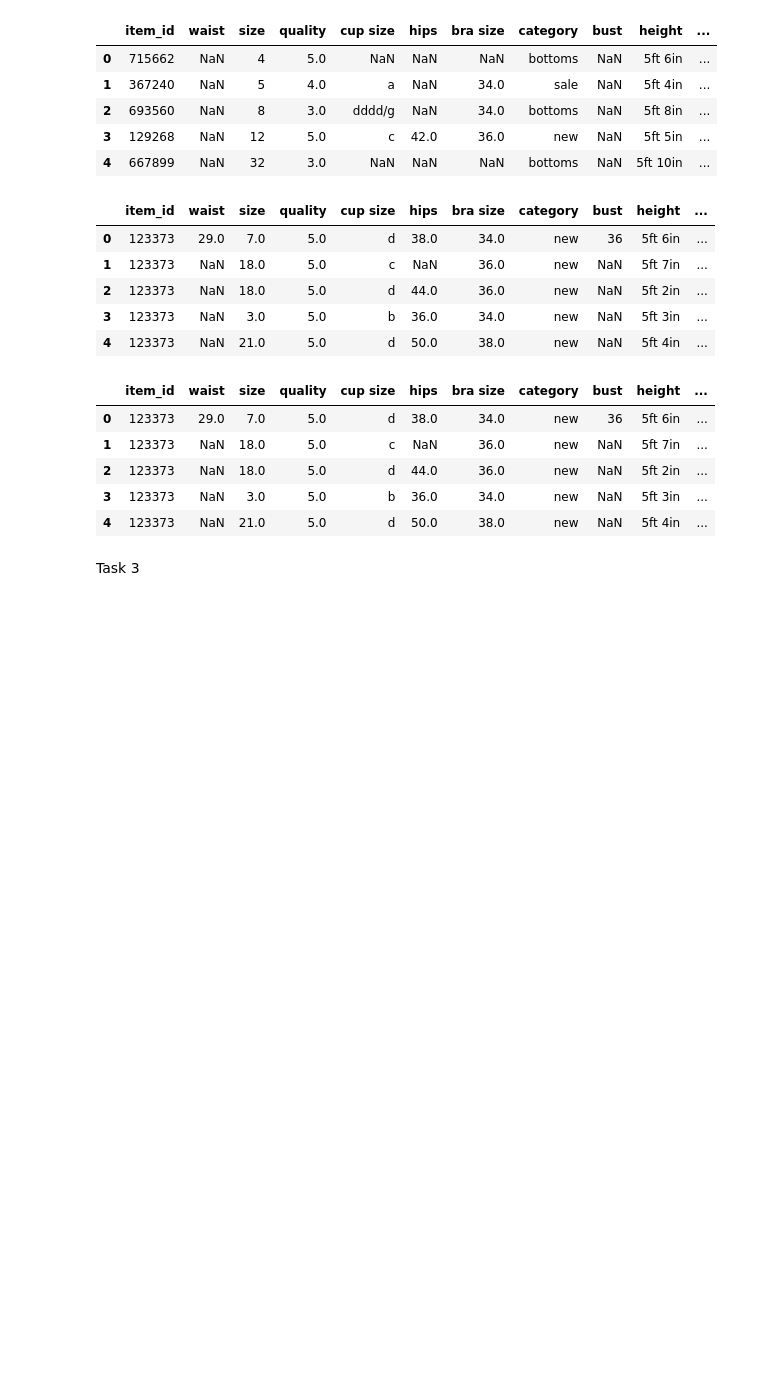
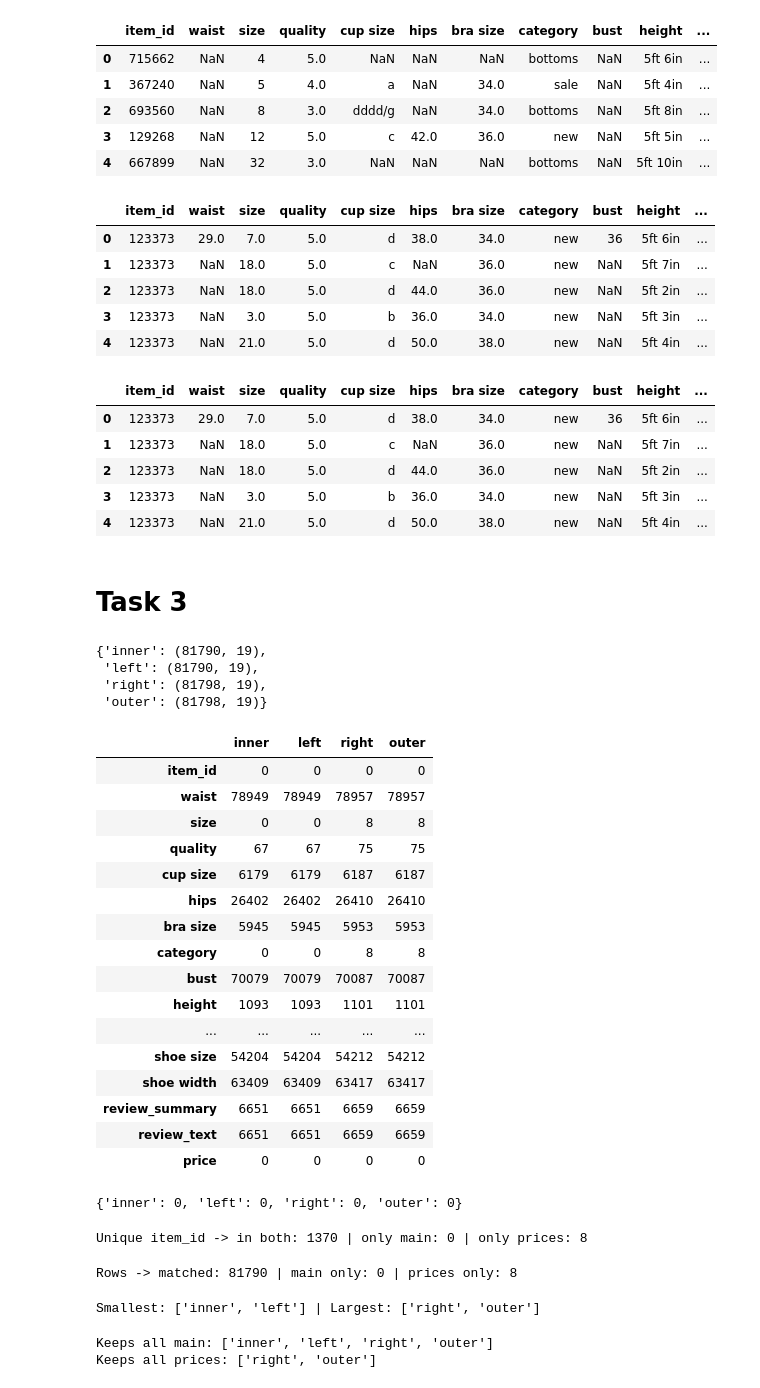
Before and after one commit to rgund776-dot/Group7-, a Jupyter notebook: Lab9/Avery/solution.ipynb, the cells around one changed output. Cells and saved outputs as stored; diff of their text form; code cells hidden in the pictures; blank space fills up the shorter version.

```diff
--- a/Lab9/Avery/solution.ipynb
+++ b/Lab9/Avery/solution.ipynb
@@ -186,7 +149,64 @@ df_merge["outer_merged"].head()
 | 3 | 123373 | NaN | 3.0 | 5.0 | b | 36.0 | 34.0 | new | NaN | 5ft 3in | ... |
 | 4 | 123373 | NaN | 21.0 | 5.0 | d | 50.0 | 38.0 | new | NaN | 5ft 4in | ... |
 # %% [markdown]
-Task 3
+# Task 3
 # %%
-# df_merge
-df_analyze = lab.analyze_merges(df_merge)
+df_merge = lab.task2_merge_data(df1, df2)
+inner_merged, left_merged, right_merged, outer_merged, analysis = lab.task3_analyze_merges(df_merge)
+# %%
+# Dimensions (rows, columns):
+analysis["shapes"]
+# %% [output]
+{'inner': (81790, 19),
+ 'left': (81790, 19),
+ 'right': (81798, 19),
+ 'outer': (81798, 19)}
+# %%
+# Missing values per column
+analysis["missing_values"]
+# %% [output]
+|  | inner | left | right | outer |
+| item_id | 0 | 0 | 0 | 0 |
+| waist | 78949 | 78949 | 78957 | 78957 |
+| size | 0 | 0 | 8 | 8 |
+| quality | 67 | 67 | 75 | 75 |
+| cup size | 6179 | 6179 | 6187 | 6187 |
+| hips | 26402 | 26402 | 26410 | 26410 |
+| bra size | 5945 | 5945 | 5953 | 5953 |
+| category | 0 | 0 | 8 | 8 |
+| bust | 70079 | 70079 | 70087 | 70087 |
+| height | 1093 | 1093 | 1101 | 1101 |
+| ... | ... | ... | ... | ... |
+| shoe size | 54204 | 54204 | 54212 | 54212 |
+| shoe width | 63409 | 63409 | 63417 | 63417 |
+| review_summary | 6651 | 6651 | 6659 | 6659 |
+| review_text | 6651 | 6651 | 6659 | 6659 |
+| price | 0 | 0 | 0 | 0 |
+# %%
+# rows with no price (price is NaN)
+analysis["price_missing"]
+# %% [output]
+{'inner': 0, 'left': 0, 'right': 0, 'outer': 0}
+# %%
+print("\nUnique item_id -> in both:", analysis["unique_in_both"],
+          "| only main:", analysis["unique_only_main"],
+          "| only prices:", analysis["unique_only_prices"])
+# %% [output]
+Unique item_id -> in both: 1370 | only main: 0 | only prices: 8
+# %%
+print("Rows -> matched:", analysis["rows_matched"],
+      "| main only:", analysis["rows_main_only"],
+      "| prices only:", analysis["rows_prices_only"])
+# %% [output]
+Rows -> matched: 81790 | main only: 0 | prices only: 8
+# %%
+print("\nSmallest:", analysis["smallest"],
+      "| Largest:", analysis["largest"])
+# %% [output]
+Smallest: ['inner', 'left'] | Largest: ['right', 'outer']
+# %%
+print("Keeps all main:", analysis["keeps_all_main"])
+print("Keeps all prices:", analysis["keeps_all_prices"])
+# %% [output]
+Keeps all main: ['inner', 'left', 'right', 'outer']
+Keeps all prices: ['right', 'outer']
```
Also changed, not shown: parts of 10 cells of this notebook, 10 other files.
